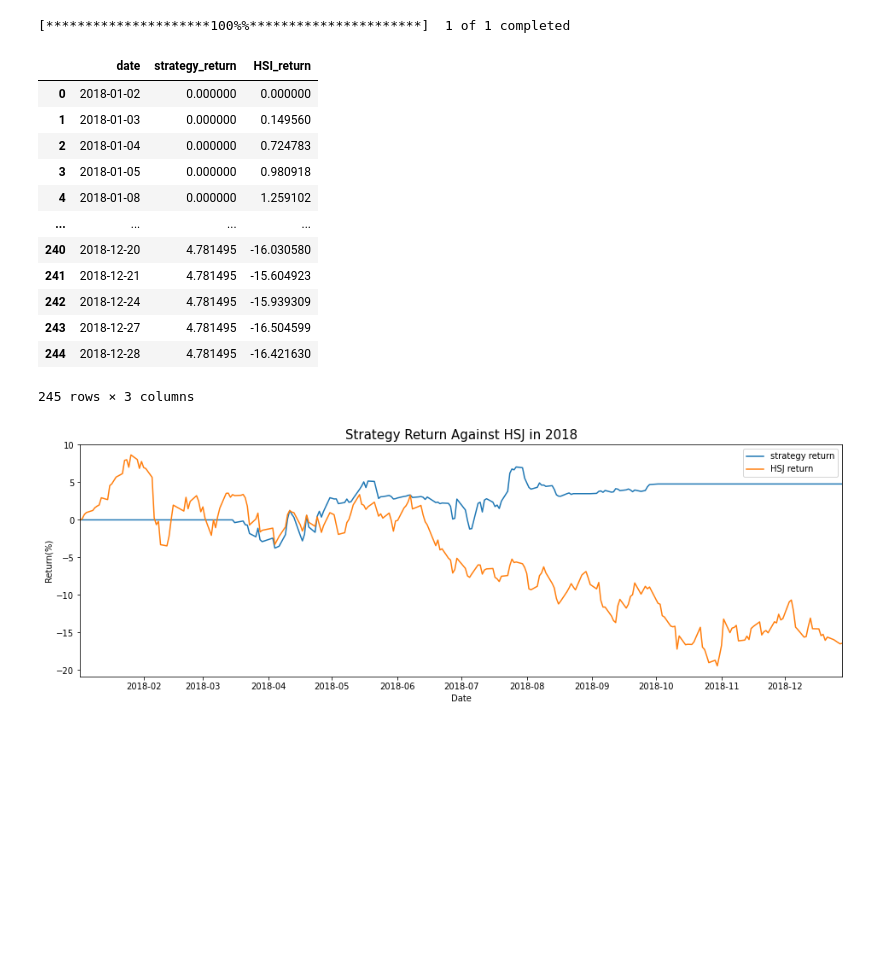
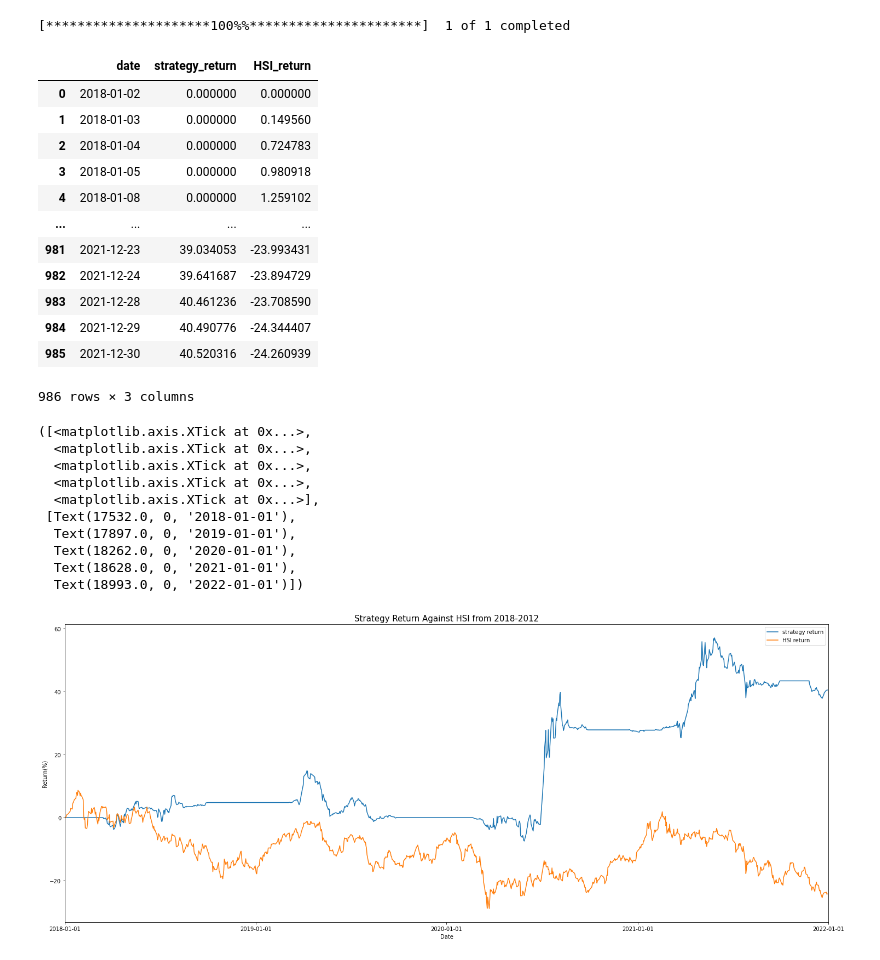
Before and after one commit to nestorfok/scrapeHKEX, a Jupyter notebook: HKEXscraper2/backtest_yearly/backtest.ipynb, the cells around one changed output. Drawn from its saved outputs; the diff is of its cells as text; code cells hidden in the pictures; blank space fills up the shorter version.

```diff
--- a/HKEXscraper2/backtest_yearly/backtest.ipynb
+++ b/HKEXscraper2/backtest_yearly/backtest.ipynb
@@ -155,7 +140,7 @@ for index in range(len(daily_pls)):
 # %%
 def get_stock_price():
     start = datetime.datetime(2018, 1, 1).date()
-    end = datetime.datetime(2018, 12, 31).date()
+    end = datetime.datetime(2021, 12, 31).date()
     # end = start + datetime.timedelta(days=35)
     # print(end)
     stock_data = yf.download("^HSI", start, end)
@@ -201,30 +186,41 @@ result
 | 3 | 2018-01-05 | 0.000000 | 0.980918 |
 | 4 | 2018-01-08 | 0.000000 | 1.259102 |
 | ... | ... | ... | ... |
-| 240 | 2018-12-20 | 4.781495 | -16.030580 |
-| 241 | 2018-12-21 | 4.781495 | -15.604923 |
-| 242 | 2018-12-24 | 4.781495 | -15.939309 |
-| 243 | 2018-12-27 | 4.781495 | -16.504599 |
-| 244 | 2018-12-28 | 4.781495 | -16.421630 |
+| 981 | 2021-12-23 | 39.034053 | -23.993431 |
+| 982 | 2021-12-24 | 39.641687 | -23.894729 |
+| 983 | 2021-12-28 | 40.461236 | -23.708590 |
+| 984 | 2021-12-29 | 40.490776 | -24.344407 |
+| 985 | 2021-12-30 | 40.520316 | -24.260939 |
-245 rows × 3 columns
+986 rows × 3 columns
 # %%
 result = result.set_index('date', drop=True)
 # %%
 import matplotlib.pyplot as plt
 # %%
-fig = plt.subplots(figsize=(16, 5))
+fig = plt.subplots(figsize=(25, 10))
 
-plt.title('Strategy Return Against HSJ in 2018', fontsize=15)
+plt.title('Strategy Return Against HSI from 2018-2012', fontsize=15)
 
 plt.xlabel('Date', fontsize=10)
 plt.ylabel('Return(%)', fontsize=10)
 
 plt.plot(result.index, result['strategy_return'], label="strategy return")
-plt.plot(result.index, result['HSI_return'], label="HSJ return")
+plt.plot(result.index, result['HSI_return'], label="HSI return")
 plt.legend()
 
 plt.xlim(result.index.min(), result.index.max())
-ticks = ['2018-01-02', '2018-02-01', '2018-03-01', '2018-04-01', '2018-05-01', '2018-06-01', '2018-07-01', '2018-08-01', '2018-09-01', '2018-10-01', '2018-11-01', '2018-12-01']
+ticks = ['2018-01-01', '2019-01-01', '2020-01-01', '2021-01-01', '2022-01-01']
+plt.xticks(ticks)
 # %% [output]
+([<matplotlib.axis.XTick at 0x...>,
+  <matplotlib.axis.XTick at 0x...>,
+  <matplotlib.axis.XTick at 0x...>,
+  <matplotlib.axis.XTick at 0x...>,
+  <matplotlib.axis.XTick at 0x...>],
+ [Text(17532.0, 0, '2018-01-01'),
+  Text(17897.0, 0, '2019-01-01'),
+  Text(18262.0, 0, '2020-01-01'),
+  Text(18628.0, 0, '2021-01-01'),
+  Text(18993.0, 0, '2022-01-01')])
-[figure, old version]
+[figure, new version]
 # %%
```
Also changed, not shown: parts of 6 cells of this notebook, 2 other files.
